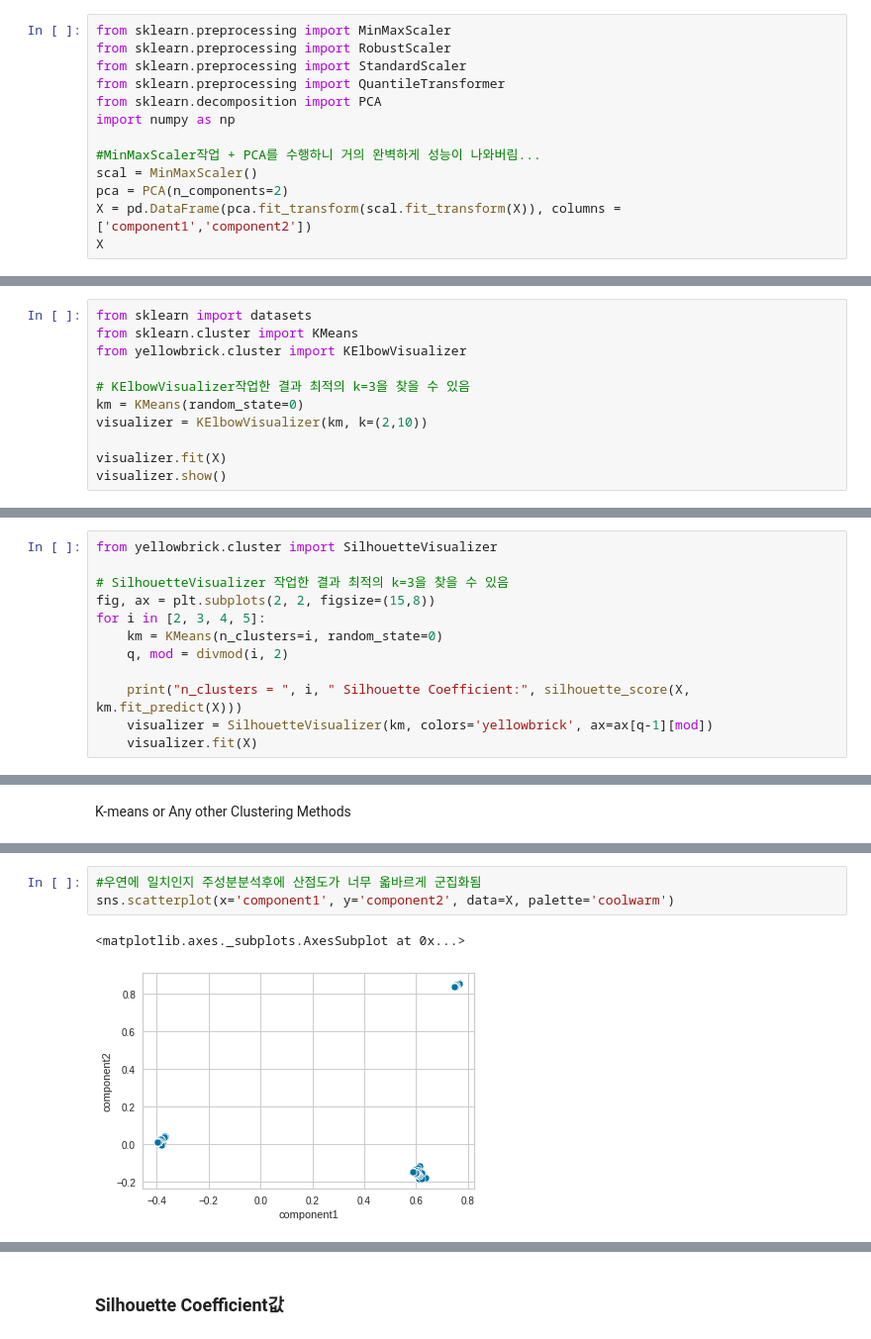
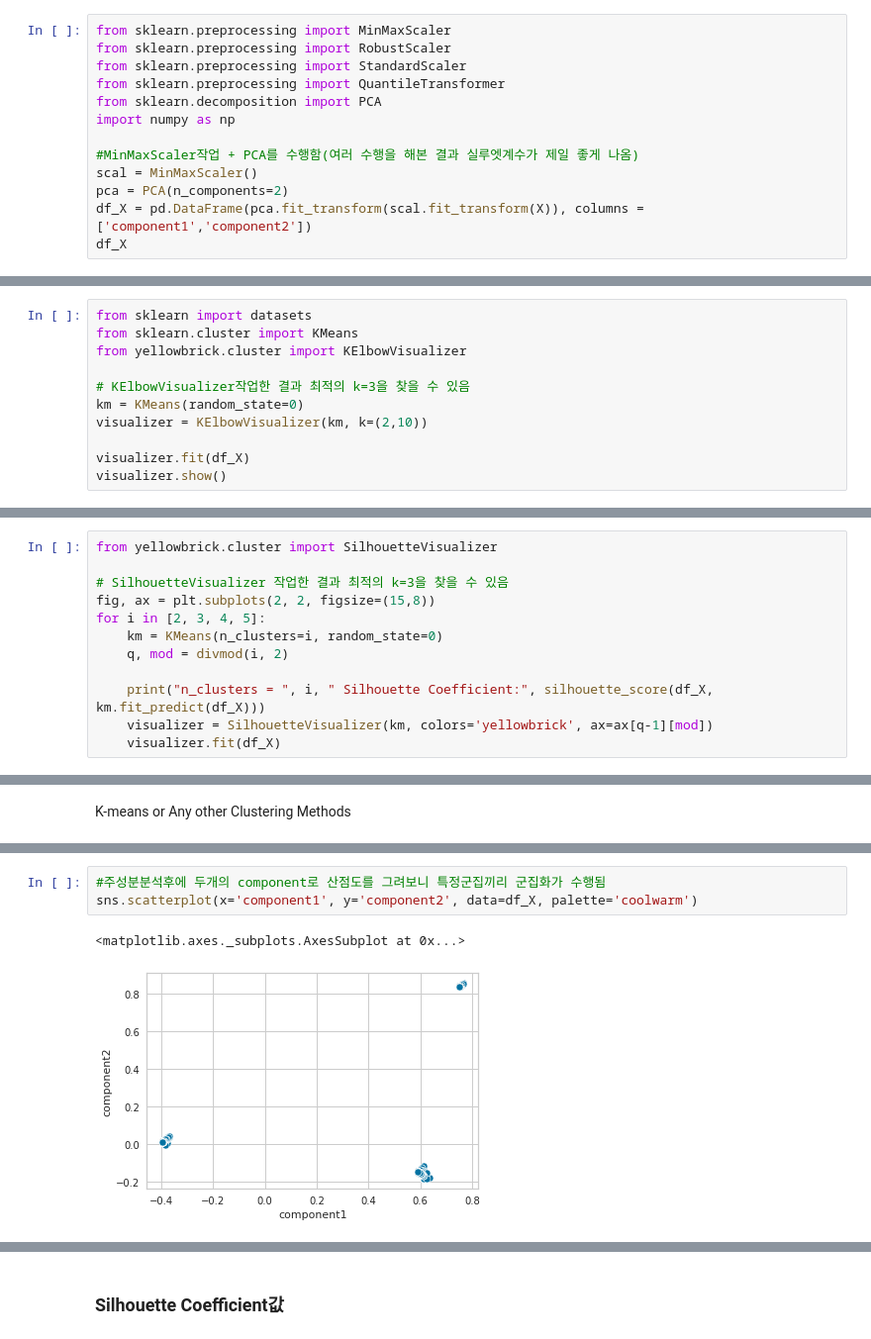
Before and after one commit to GunHeeJoe/DAP_2022, a Jupyter notebook: Lecture10_ipynb.ipynb, the cells around one changed output, grey strips where cells are left out. Shown: that part at 99% size. Cells and saved outputs as stored; diff of their text form.

```diff
--- a/Lecture10_ipynb.ipynb
+++ b/Lecture10_ipynb.ipynb
@@ -366,11 +366,11 @@ from sklearn.preprocessing import QuantileTransformer
 from sklearn.decomposition import PCA
 import numpy as np
 
-#MinMaxScaler작업 + PCA를 수행하니 거의 완벽하게 성능이 나와버림...
+#MinMaxScaler작업 + PCA를 수행함(여러 수행을 해본 결과 실루엣계수가 제일 좋게 나옴)
 scal = MinMaxScaler()
 pca = PCA(n_components=2)
-X = pd.DataFrame(pca.fit_transform(scal.fit_transform(X)), columns = ['component1','component2'])
-X
+df_X = pd.DataFrame(pca.fit_transform(scal.fit_transform(X)), columns = ['component1','component2'])
+df_X
 # %% [output]
 |  | component1 | component2 |
 | 0 | 0.595128 | -0.147120 |
@@ -394,6 +394,6 @@ from yellowbrick.cluster import KElbowVisualizer
 km = KMeans(random_state=0)
 visualizer = KElbowVisualizer(km, k=(2,10))
 
-visualizer.fit(X)
+visualizer.fit(df_X)
 visualizer.show()
 # %% [output]
@@ -408,7 +408,7 @@ for i in [2, 3, 4, 5]:
     km = KMeans(n_clusters=i, random_state=0)
     q, mod = divmod(i, 2)
 
-    print("n_clusters = ", i, " Silhouette Coefficient:", silhouette_score(X, km.fit_predict(X)))
+    print("n_clusters = ", i, " Silhouette Coefficient:", silhouette_score(df_X, km.fit_predict(df_X)))
     visualizer = SilhouetteVisualizer(km, colors='yellowbrick', ax=ax[q-1][mod])
-    visualizer.fit(X)
+    visualizer.fit(df_X)
 # %% [output]
@@ -490,11 +490,11 @@ X_withCluster.head()
 | 3 | -0.396063 | 0.011017 | 0 | 0 |
 | 4 | -0.395450 | 0.011761 | 0 | 0 |
 # %%
-#우연에 일치인지 주성분분석후에 산점도가 너무 옯바르게 군집화됨
-sns.scatterplot(x='component1', y='component2', data=X, palette='coolwarm')
+#주성분분석후에 두개의 component로 산점도를 그려보니 특정군집끼리 군집화가 수행됨
+sns.scatterplot(x='component1', y='component2', data=df_X, palette='coolwarm')
 # %% [output]
 <matplotlib.axes._subplots.AxesSubplot at 0x...>
-[figure, old version]
+[figure, new version]
 # %%
 fig, ax = plt.subplots(1, 2, figsize=(15,5))
 
```
Also changed, not shown: parts of 15 cells of this notebook.
